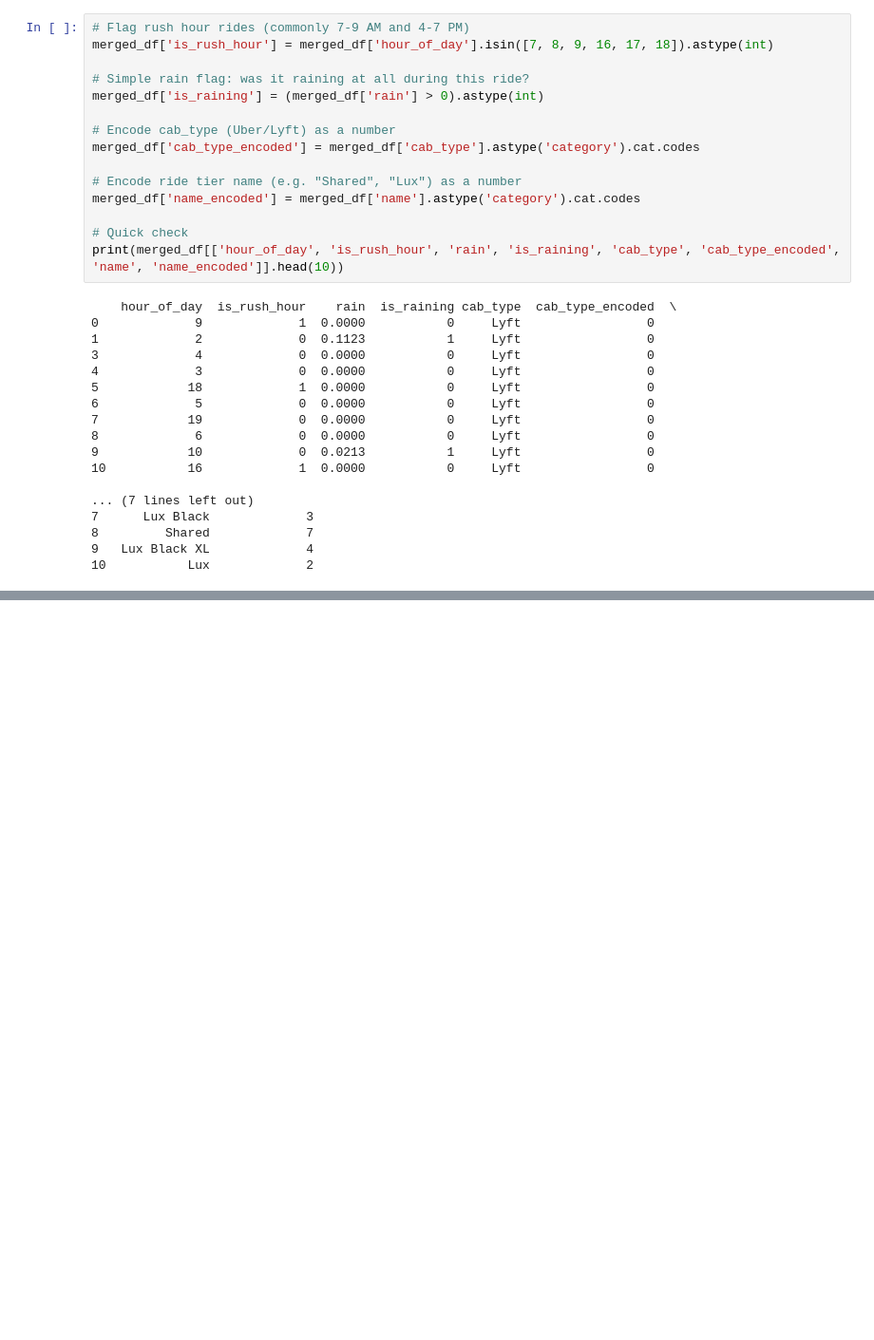
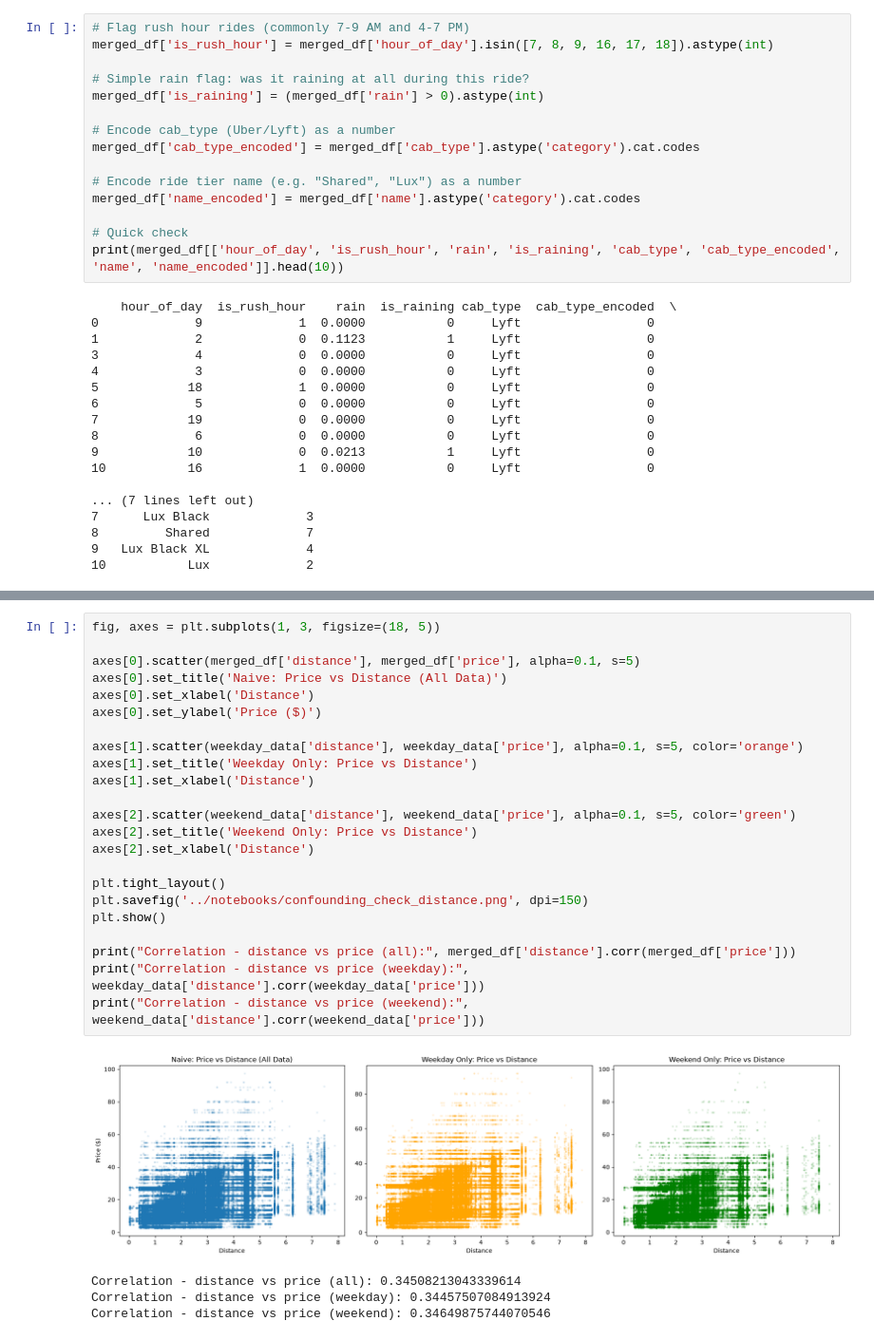
Before and after one commit to parasparte12/dynamic-pricing-genai, a Jupyter notebook: notebooks/eda.ipynb, the cells around one changed output, grey strips where cells are left out. Shown at 95% size. Drawn from its saved outputs; the diff is of its cells as text; blank space fills up the shorter version.

```diff
--- a/notebooks/eda.ipynb
+++ b/notebooks/eda.ipynb
@@ -261,0 +300,28 @@ print(merged_df[['hour_of_day', 'is_rush_hour', 'rain', 'is_raining', 'cab_type'
+# %%
+fig, axes = plt.subplots(1, 3, figsize=(18, 5))
+
+axes[0].scatter(merged_df['distance'], merged_df['price'], alpha=0.1, s=5)
+axes[0].set_title('Naive: Price vs Distance (All Data)')
+axes[0].set_xlabel('Distance')
+axes[0].set_ylabel('Price ($)')
+
+axes[1].scatter(weekday_data['distance'], weekday_data['price'], alpha=0.1, s=5, color='orange')
+axes[1].set_title('Weekday Only: Price vs Distance')
+axes[1].set_xlabel('Distance')
+
+axes[2].scatter(weekend_data['distance'], weekend_data['price'], alpha=0.1, s=5, color='green')
+axes[2].set_title('Weekend Only: Price vs Distance')
+axes[2].set_xlabel('Distance')
+
+plt.tight_layout()
+plt.savefig('../notebooks/confounding_check_distance.png', dpi=150)
+plt.show()
+
+print("Correlation - distance vs price (all):", merged_df['distance'].corr(merged_df['price']))
+print("Correlation - distance vs price (weekday):", weekday_data['distance'].corr(weekday_data['price']))
+print("Correlation - distance vs price (weekend):", weekend_data['distance'].corr(weekend_data['price']))
+# %% [output]
+[figure, added]
+Correlation - distance vs price (all): 0.34508213043339614
+Correlation - distance vs price (weekday): 0.34457507084913924
+Correlation - distance vs price (weekend): 0.34649875744070546
```
Also changed, not shown: parts of 1 cell of this notebook, 4 other files.
